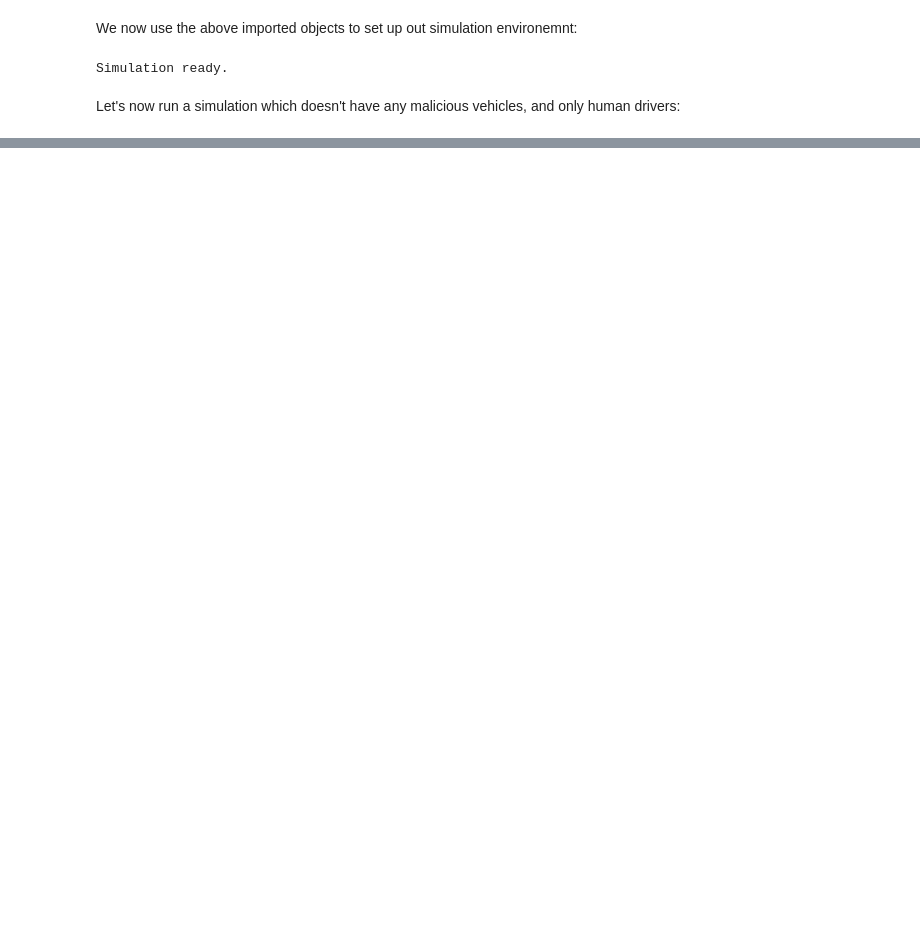
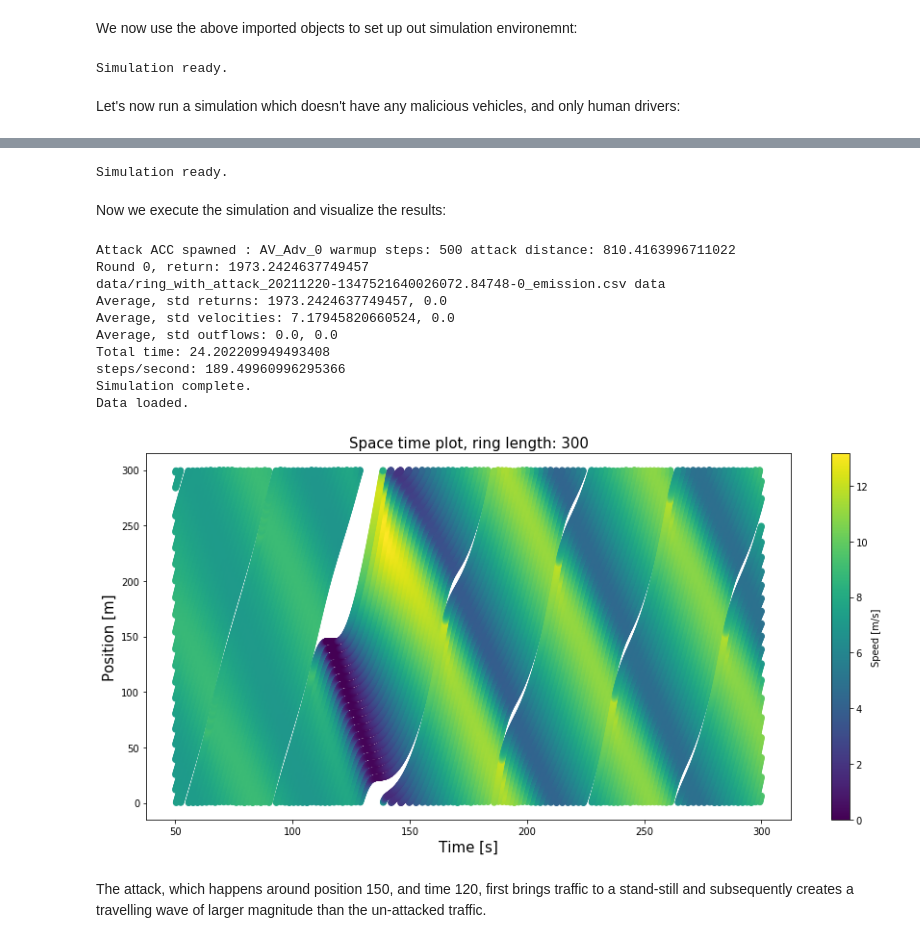
Before and after one commit to georgegunter/Anti-Flow, a Jupyter notebook: tutorials/tutorial01_attack_ring.ipynb, the cells around one changed output, grey strips where cells are left out. Drawn from its saved outputs; the diff is of its cells as text; code cells hidden in the pictures; blank space fills up the shorter version.

```diff
--- a/tutorials/tutorial01_attack_ring.ipynb
+++ b/tutorials/tutorial01_attack_ring.ipynb
@@ -139 +119,71 @@ As you can see, each row contains vehicle information for a certain vehicle (spe
+# %%
+from flow.controllers.car_following_adversarial import ACC_Switched_Controller_Attacked_Single
+
+attack_duration = 10 #How long the vehicle will slow down for.
+attack_magnitude = -1.5 #In m/s^2 how strong the braking event is.
+adversary_ACC_controller = (ACC_Switched_Controller_Attacked_Single,{
+    'warmup_steps':500,
+    'distance_threshold_max':800,
+    'Total_Attack_Duration':attack_duration,
+    'attack_decel_rate':attack_magnitude,
+    'display_attack_info':False,
+    'V_m':15.0})
+
+# Reinstantiate which vehicles are  being run:
+vehicles = VehicleParams()
+
+num_human_drivers = 19
+# Same human driver model as previously:
+vehicles.add("human",
+             acceleration_controller=(IDMController, {'noise':0.1}),
+             routing_controller=(ContinuousRouter, {}),
+             num_vehicles=num_human_drivers)
+
+vehicles.add("AV_Adv",
+             acceleration_controller=adversary_ACC_controller,
+             routing_controller=(ContinuousRouter, {}),
+             num_vehicles=1)
+
+#initialize the simulation:
+flow_params = dict(
+    exp_tag='ring_with_attack',
+    env_name=AccelEnv,
+    network=RingNetwork,
+    simulator='traci',
+    sim=sim_params,
+    env=env_params,
+    net=net_params,
+    veh=vehicles,
+    initial=initial_config,
+    tls=traffic_lights,
+)
+
+# number of time steps
+flow_params['env'].horizon = sim_horizon
+exp = Experiment(flow_params)
+print('Simulation ready.')
+# %% [output]
+Simulation ready.
+# %% [markdown]
+Now we execute the simulation and visualize the results:
+# %%
+sim_res_list = exp.run(1, convert_to_csv=True)
+print('Simulation complete.')
+
+emission_location = os.path.join(os.getcwd(),sim_res_list[1])
+visualize_ring.make_ring_spacetime_fig(csv_path = emission_location)
+# %% [output]
+Attack ACC spawned : AV_Adv_0 warmup steps: 500 attack distance: 810.4163996711022
+Round 0, return: 1973.2424637749457
+data/ring_with_attack_20211220-1347521640026072.84748-0_emission.csv data
+Average, std returns: 1973.2424637749457, 0.0
+Average, std velocities: 7.17945820660524, 0.0
+Average, std outflows: 0.0, 0.0
+Total time: 24.202209949493408
+steps/second: 189.49960996295366
+Simulation complete.
+Data loaded.
+[figure, added]
+# %% [markdown]
+The attack, which happens around position 150, and time 120, first brings traffic to a stand-still and subsequently creates a travelling wave of larger magnitude than the un-attacked traffic.
 # %% [markdown]
```
Also changed, not shown: parts of 11 cells of this notebook, 49 other files.
